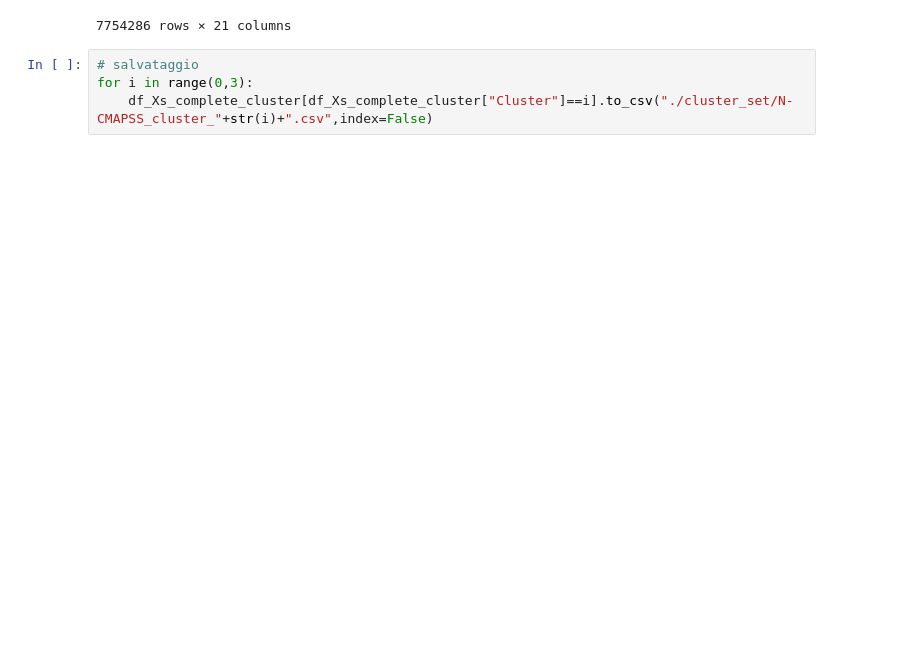
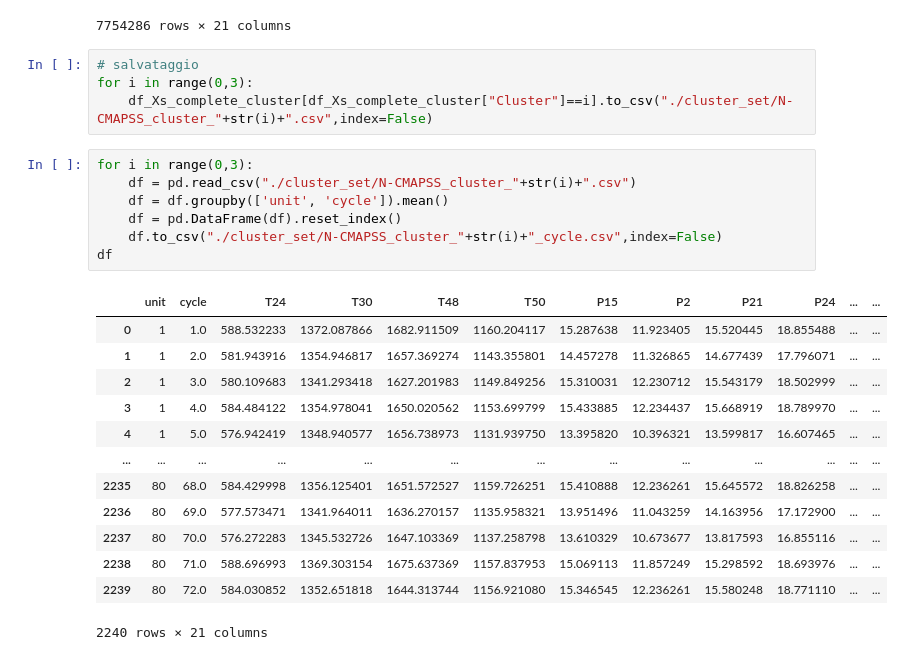
Before and after one commit to MatteoFerretti98/PHM2021_Data_Challenge_Exam_Project, a Jupyter notebook: clustering_new.ipynb, the cells around one changed output. Cells and saved outputs as stored; diff of their text form; blank space fills up the shorter version.

Commit message:
Aggiunta parte di group by ciclo per ogni unità e cluster

```diff
--- a/clustering_new.ipynb
+++ b/clustering_new.ipynb
@@ -405,3 +405,24 @@ df_Xs_complete_cluster
 # salvataggio
 for i in range(0,3):
     df_Xs_complete_cluster[df_Xs_complete_cluster["Cluster"]==i].to_csv("./cluster_set/N-CMAPSS_cluster_"+str(i)+".csv",index=False)
+# %%
+for i in range(0,3):
+    df = pd.read_csv("./cluster_set/N-CMAPSS_cluster_"+str(i)+".csv")
+    df = df.groupby(['unit', 'cycle']).mean()
+    df = pd.DataFrame(df).reset_index()
+    df.to_csv("./cluster_set/N-CMAPSS_cluster_"+str(i)+"_cycle.csv",index=False)
+df
+# %% [output]
+|  | unit | cycle | T24 | T30 | T48 | T50 | P15 | P2 | P21 | P24 | ... | ... |
+| 0 | 1 | 1.0 | 588.532233 | 1372.087866 | 1682.911509 | 1160.204117 | 15.287638 | 11.923405 | 15.520445 | 18.855488 | ... | ... |
+| 1 | 1 | 2.0 | 581.943916 | 1354.946817 | 1657.369274 | 1143.355801 | 14.457278 | 11.326865 | 14.677439 | 17.796071 | ... | ... |
+| 2 | 1 | 3.0 | 580.109683 | 1341.293418 | 1627.201983 | 1149.849256 | 15.310031 | 12.230712 | 15.543179 | 18.502999 | ... | ... |
+| 3 | 1 | 4.0 | 584.484122 | 1354.978041 | 1650.020562 | 1153.699799 | 15.433885 | 12.234437 | 15.668919 | 18.789970 | ... | ... |
+| 4 | 1 | 5.0 | 576.942419 | 1348.940577 | 1656.738973 | 1131.939750 | 13.395820 | 10.396321 | 13.599817 | 16.607465 | ... | ... |
+| ... | ... | ... | ... | ... | ... | ... | ... | ... | ... | ... | ... | ... |
+| 2235 | 80 | 68.0 | 584.429998 | 1356.125401 | 1651.572527 | 1159.726251 | 15.410888 | 12.236261 | 15.645572 | 18.826258 | ... | ... |
+| 2236 | 80 | 69.0 | 577.573471 | 1341.964011 | 1636.270157 | 1135.958321 | 13.951496 | 11.043259 | 14.163956 | 17.172900 | ... | ... |
+| 2237 | 80 | 70.0 | 576.272283 | 1345.532726 | 1647.103369 | 1137.258798 | 13.610329 | 10.673677 | 13.817593 | 16.855116 | ... | ... |
+| 2238 | 80 | 71.0 | 588.696993 | 1369.303154 | 1675.637369 | 1157.837953 | 15.069113 | 11.857249 | 15.298592 | 18.693976 | ... | ... |
+| 2239 | 80 | 72.0 | 584.030852 | 1352.651818 | 1644.313744 | 1156.921080 | 15.346545 | 12.236261 | 15.580248 | 18.771110 | ... | ... |
+2240 rows × 21 columns
```
